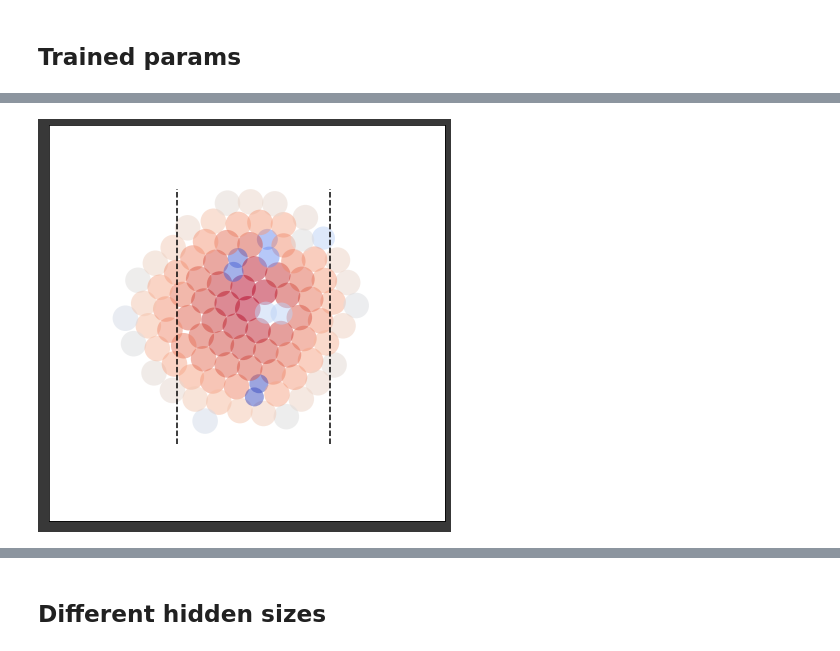
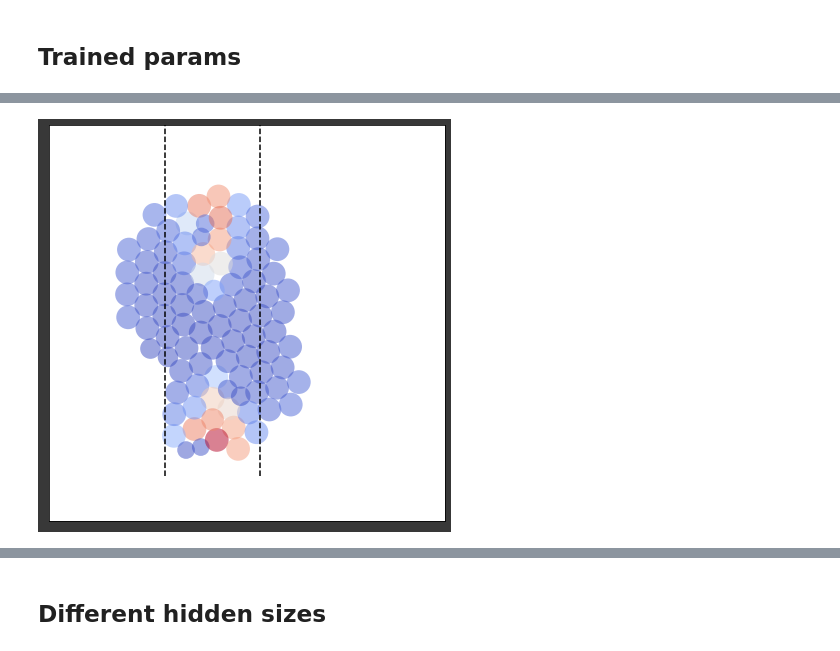
Before and after one commit to fmottes/jax-morph, a Jupyter notebook: Francesco/04 - Shape.ipynb, the cells around one changed output, grey strips where cells are left out. Cells and saved outputs as stored; diff of their text form; code cells hidden in the pictures.

Commit message:
shape opt update

```diff
--- a/Francesco/04 - Shape.ipynb
+++ b/Francesco/04 - Shape.ipynb
@@ -267,10 +267,10 @@ div_init, div_nn_apply = div_nn(params,train_params,DIV_HIDDEN,use_state_fields,
 key, init_key = split(key)
 params, train_params = div_init(istate, init_key)
 # %%
-use_state_fields = CellState(position=False,
+use_state_fields = CellState(position=True,
                              celltype=False,
                              radius=False,
-                             chemical=True,
+                             chemical=False,
                              field=False,
                              divrate=False,
                              stress=False,
@@ -347,7 +374,7 @@ def shape_loss_fr(params,
             fspace,
             istate,
             sim_key=None,
-            metric_fn=oval_metric,#oval_metric,
+            metric_fn=elongation_metric,
             target_metric=-1.,
             REINFORCE=True,
             GAMMA=.95,
@@ -433,18 +460,22 @@ ll, dl, lp = shape_loss_fr(p,
 # %% [markdown]
 ## Optimization loop
 # %%
-EPOCHS = 20
-EPISODES_PER_UPDATE = 32 #128
+EPOCHS = 150
+EPISODES_PER_UPDATE = 64 #128
 EPISODES_PER_EVAL = 100 #128
 
 LEARNING_RATE = 5e-2
 
-p, hp = eqx.partition(params, train_params)
-
-rloss = partial(shape_loss_fr, REINFORCE=True)
-sloss = partial(shape_loss_fr, REINFORCE=False)
+METRIC_FN = tunnel_metric
+TARGET_METRIC = -1.
 
 
+rloss = partial(shape_loss_fr, metric_fn=METRIC_FN, target_metric=TARGET_METRIC, REINFORCE=True)
+sloss = partial(shape_loss_fr, metric_fn=METRIC_FN, target_metric=TARGET_METRIC, REINFORCE=False)
+
+
+
+p, hp = eqx.partition(params, train_params)
 
 # init optimizer
 optimizer = optax.adam(LEARNING_RATE)
@@ -467,7 +498,7 @@ l = avg_loss(p, hp, sloss, eval_subkeys, fstep=fstep, fspace=fspace, istate=ista
 
 #store initial params and loss
 loss_t = [float(l)]
-#params_t = [p]
+params_t = [p]
 #rloss_t = [float(ll)]
 
 #print(grads['div_fn']['mlp/~/linear_0']['b'])
@@ -492,8 +523,8 @@ for t in tqdm(range(EPOCHS), total=EPOCHS):
 
     p = eqx.apply_updates(p, updates)
 
-    #if None != p['diffCoeff']:
-
+    if None != p['diffCoeff']:
+        p['diffCoeff'] = np.where(p['diffCoeff']>.2,p['diffCoeff'],.2)
 
     #estimate actual avg loss
     key, *eval_subkeys = split(key, EPISODES_PER_EVAL+1)
@@ -510,9 +541,9 @@ for t in tqdm(range(EPOCHS), total=EPOCHS):
     #store
     loss_t += [float(l)]
     #rloss_t.append(float(ll))
-    #params_t += [p]
+    params_t += [p]
     #grads_t += [grads]
 
-    if 0 == t%10:
+    if 0 == t%5:
         print(float(l))
 # %% [output]
@@ -531,0 +574,2 @@ plt.ylabel('Loss');
+# %%
+p = params_t[int(np.argmin(np.asarray(loss_t)))]
@@ -695,12 +794,12 @@ plt.gca().plot([0.,0.],[-5.,5.],'r--');
 # %%
 draw_circles_divrate(fstate);
 
-lim = 3.
+lim = 2.
 
-plt.gca().plot([lim,lim],[-5.,5.],'k--');
-plt.gca().plot([-lim,-lim],[-5.,5.],'k--');
+plt.gca().plot([lim,lim],[-5.,15.],'k--');
+plt.gca().plot([-lim,-lim],[-5.,15.],'k--');
 # %% [output]
-[figure, old version]
+[figure, new version]
 # %%
 draw_circles_chem(fstate);
 # %% [output]
```
Also changed, not shown: parts of 30 cells of this notebook.
